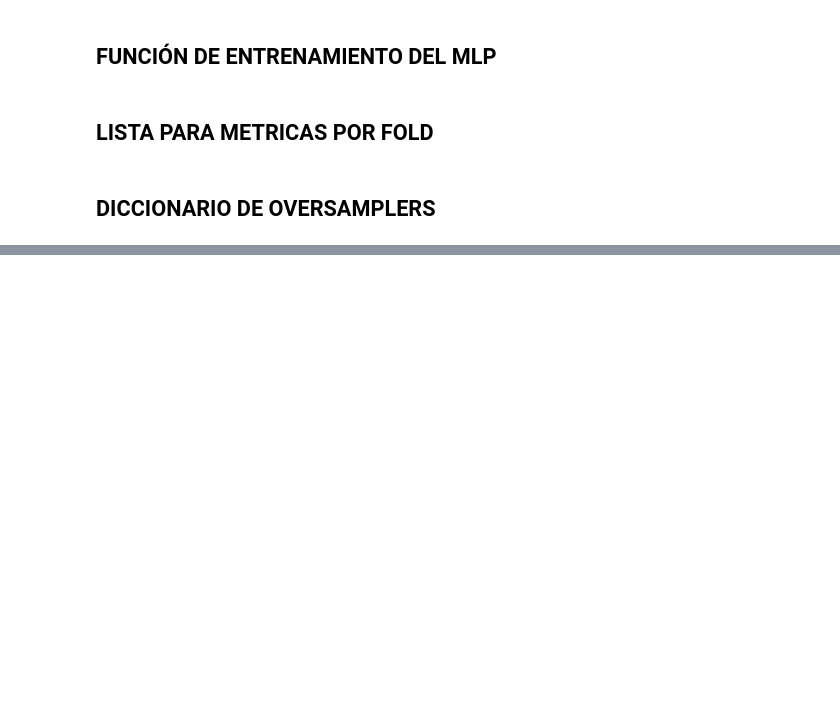
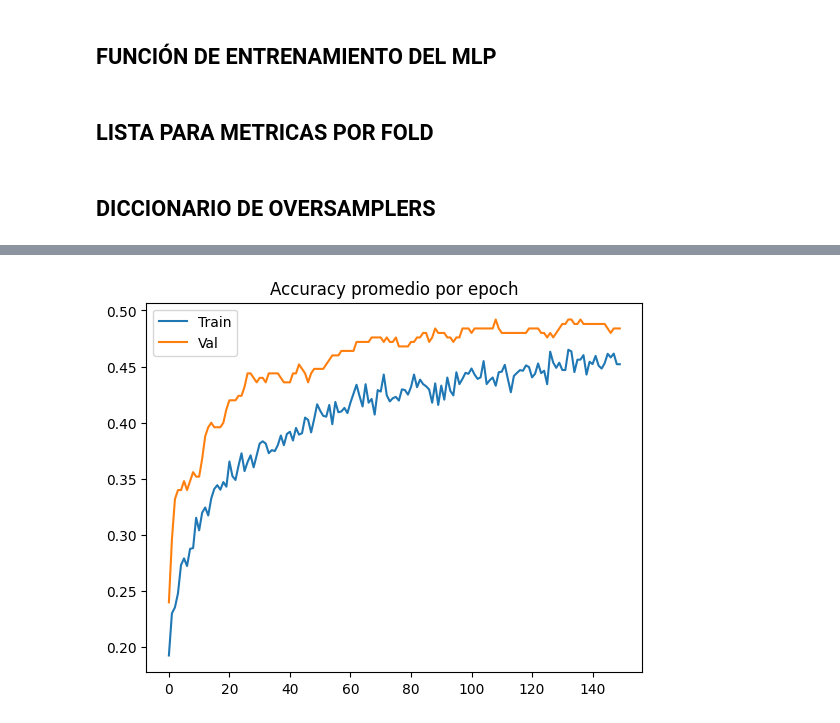
Before and after one commit to VivianaPM/DL-VisNIR-QualityClassifier, a Jupyter notebook: Mushroom/modelMushroom.ipynb, the cells around one changed output, grey strips where cells are left out. Saved outputs shown, nothing was run; the diff lists cells and outputs as text; code cells hidden in the pictures; blank space fills up the shorter version.

```diff
--- a/Mushroom/modelMushroom.ipynb
+++ b/Mushroom/modelMushroom.ipynb
@@ -525,0 +599,19 @@ Epoch 140 | Train: 1.331 | Val: 1.296 | Acc: 0.440 | F1: 0.317
+# %%
+# importamos las el csv con las metricas
+
+df = pd.read_csv("metrics_Modelo_Propuesta_1.csv")
+
+# Promedio de folds por epoca
+mean_epoch = df.groupby("epoch").mean(numeric_only=True)
+
+# Grafica de loss
+import matplotlib.pyplot as plt
+
+plt.figure()
+plt.plot(mean_epoch["train_accuracy"], label="Train")
+plt.plot(mean_epoch["val_accuracy"], label="Val")
+plt.title("Accuracy promedio por epoch")
+plt.legend()
+plt.show()
+# %% [output]
+[figure, added]
```
Also changed, not shown: parts of 7 cells of this notebook.
